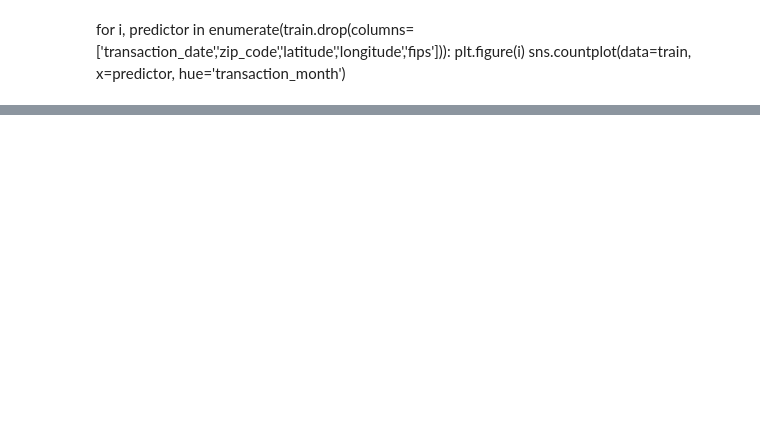
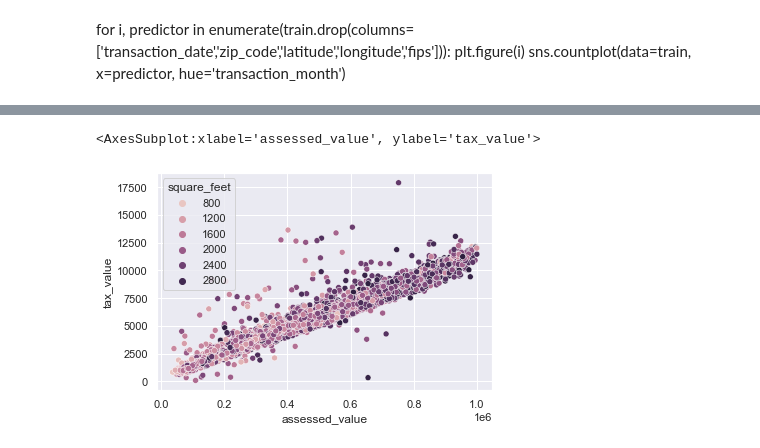
Before and after one commit to raycerna/zillow-regression-project, a Jupyter notebook: explore.ipynb, the cells around one changed output, grey strips where cells are left out. Saved outputs shown, nothing was run; the diff lists cells and outputs as text; code cells hidden in the pictures; blank space fills up the shorter version.

```diff
--- a/explore.ipynb
+++ b/explore.ipynb
@@ -164,0 +218,5 @@ categorical
+# %%
+sns.scatterplot(x=train.assessed_value, y=train.tax_value, hue=train.square_feet)
+# %% [output]
+<AxesSubplot:xlabel='assessed_value', ylabel='tax_value'>
+[figure, added]
```
Also changed, not shown: parts of 38 cells of this notebook.
